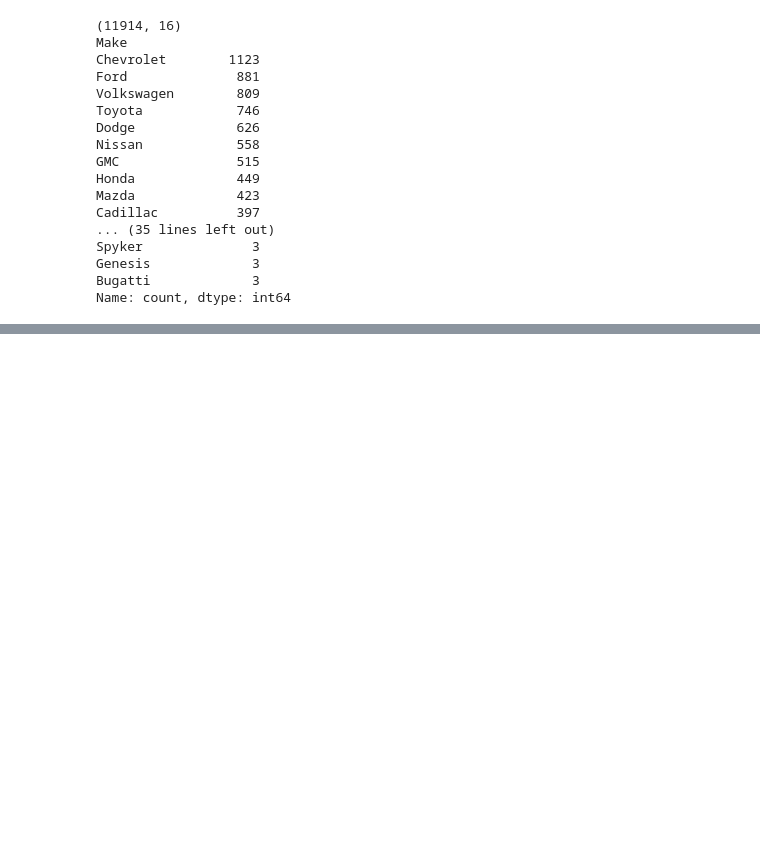
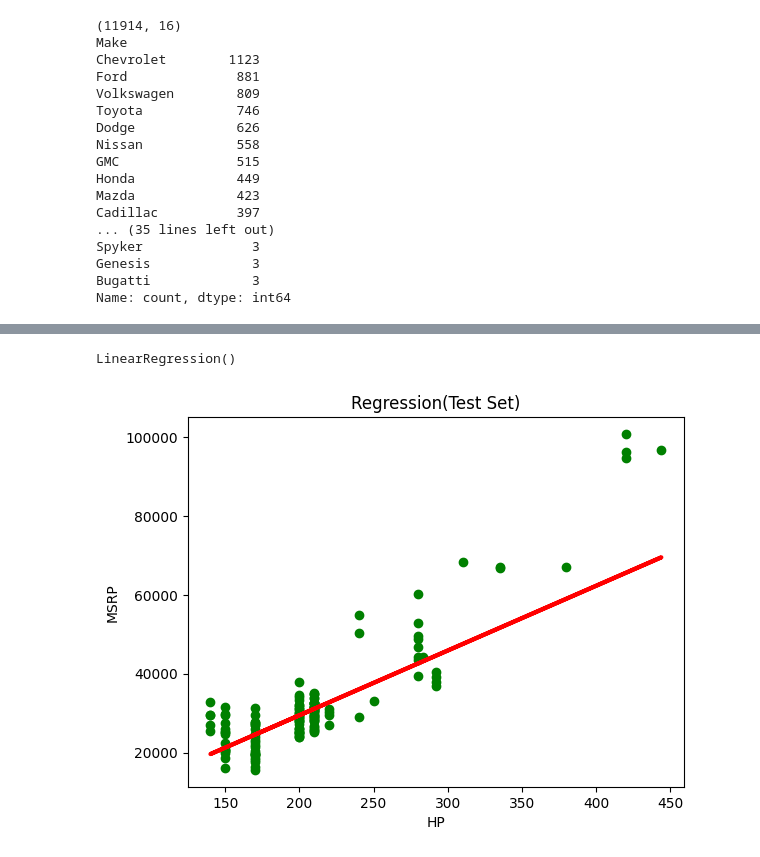
Before and after one commit to ksuwa55/ml-env, a Jupyter notebook: 01_LinearRegression/CarFeaturesAndMSRP.ipynb, the cells around one changed output, grey strips where cells are left out. Cells and saved outputs as stored; diff of their text form; code cells hidden in the pictures; blank space fills up the shorter version.

```diff
--- a/01_LinearRegression/CarFeaturesAndMSRP.ipynb
+++ b/01_LinearRegression/CarFeaturesAndMSRP.ipynb
@@ -62,0 +118,15 @@ Name: count, dtype: int64
+# %%
+x_train, x_test, y_train, y_test = train_test_split(x,y,test_size=0.25, random_state=15)
+regressor = LinearRegression()
+regressor.fit(x_train,y_train)
+# %% [output]
+LinearRegression()
+# %%
+plt.scatter(x_test, y_test, color="green")
+plt.plot(x_train, regressor.predict(x_train), color="red", linewidth=3)
+plt.title('Regression(Test Set)')
+plt.xlabel('HP')
+plt.ylabel('MSRP')
+plt.show()
+# %% [output]
+[figure, added]
```
Also changed, not shown: parts of 7 cells of this notebook.
